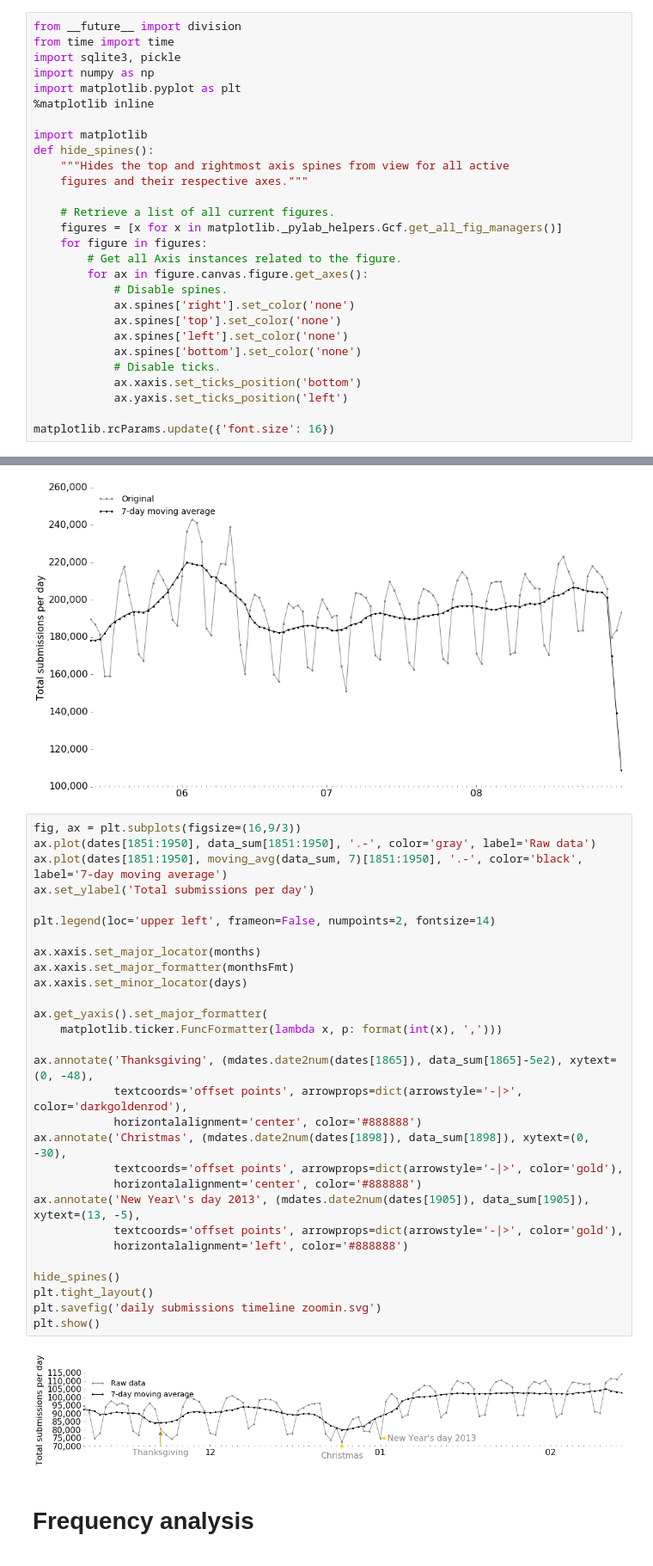
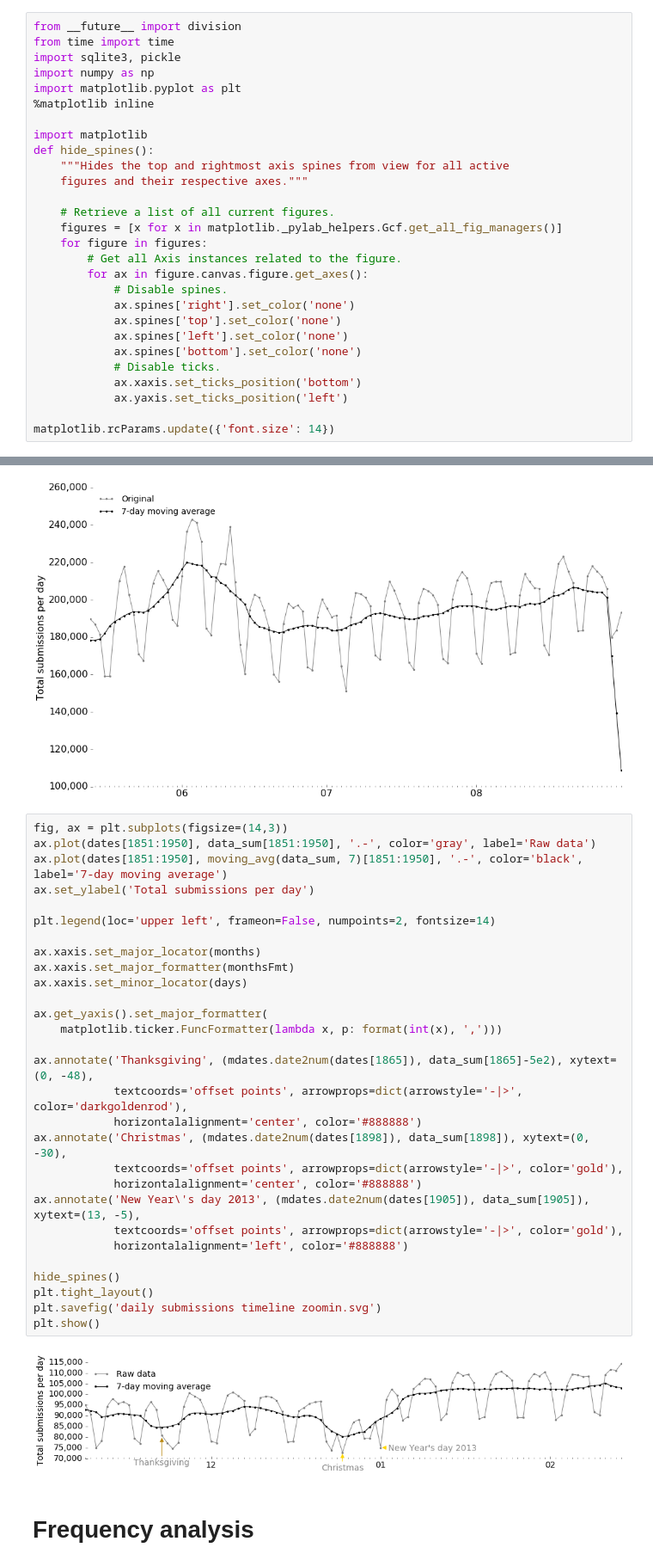
Before and after one commit to JeroenDelcour/redditStats, a Jupyter notebook: subreddits activity/subreddit video.ipynb, the cells around one changed output, grey strips where cells are left out. Shown at 86% size. Cells and saved outputs as stored; diff of their text form.

```diff
--- a/subreddits activity/subreddit video.ipynb
+++ b/subreddits activity/subreddit video.ipynb
@@ -25,7 +25,7 @@ def hide_spines():
             ax.xaxis.set_ticks_position('bottom')
             ax.yaxis.set_ticks_position('left')
 
-matplotlib.rcParams.update({'font.size': 16})
+matplotlib.rcParams.update({'font.size': 14})
 # %%
 sqlitefile = '/media/jeroen/886E244A6E24337C/Users/jeroe/Documents/reddit statistics/reddit.sqlite'
 # %% [markdown]
@@ -482,36 +483,36 @@ plt.show()
 # %% [output]
 [figure]
 # %%
-fig, ax = plt.subplots(figsize=(16,9/3))
+fig, ax = plt.subplots(figsize=(14,3))
 ax.plot(dates[1851:1950], data_sum[1851:1950], '.-', color='gray', label='Raw data')
 ax.plot(dates[1851:1950], moving_avg(data_sum, 7)[1851:1950], '.-', color='black', label='7-day moving average')
 ax.set_ylabel('Total submissions per day')
 
 plt.legend(loc='upper left', frameon=False, numpoints=2, fontsize=14)
 
 ax.xaxis.set_major_locator(months)
 ax.xaxis.set_major_formatter(monthsFmt)
 ax.xaxis.set_minor_locator(days)
 
 ax.get_yaxis().set_major_formatter(
     matplotlib.ticker.FuncFormatter(lambda x, p: format(int(x), ',')))
 
 ax.annotate('Thanksgiving', (mdates.date2num(dates[1865]), data_sum[1865]-5e2), xytext=(0, -48),
             textcoords='offset points', arrowprops=dict(arrowstyle='-|>', color='darkgoldenrod'),
             horizontalalignment='center', color='#888888')
 ax.annotate('Christmas', (mdates.date2num(dates[1898]), data_sum[1898]), xytext=(0, -30),
             textcoords='offset points', arrowprops=dict(arrowstyle='-|>', color='gold'),
             horizontalalignment='center', color='#888888')
 ax.annotate('New Year\'s day 2013', (mdates.date2num(dates[1905]), data_sum[1905]), xytext=(13, -5),
             textcoords='offset points', arrowprops=dict(arrowstyle='-|>', color='gold'),
             horizontalalignment='left', color='#888888')
 
 hide_spines()
 plt.tight_layout()
 plt.savefig('daily submissions timeline zoomin.svg')
 plt.show()
 # %% [output]
-[figure, old version]
+[figure, new version]
 # %% [markdown]
 # Frequency analysis
 # %%
```
Also changed, not shown: parts of 5 cells of this notebook.
